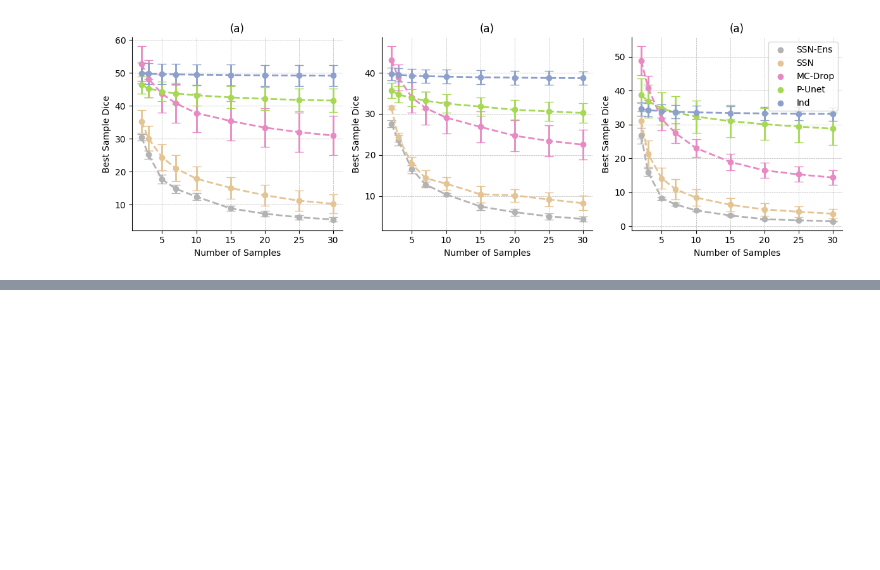
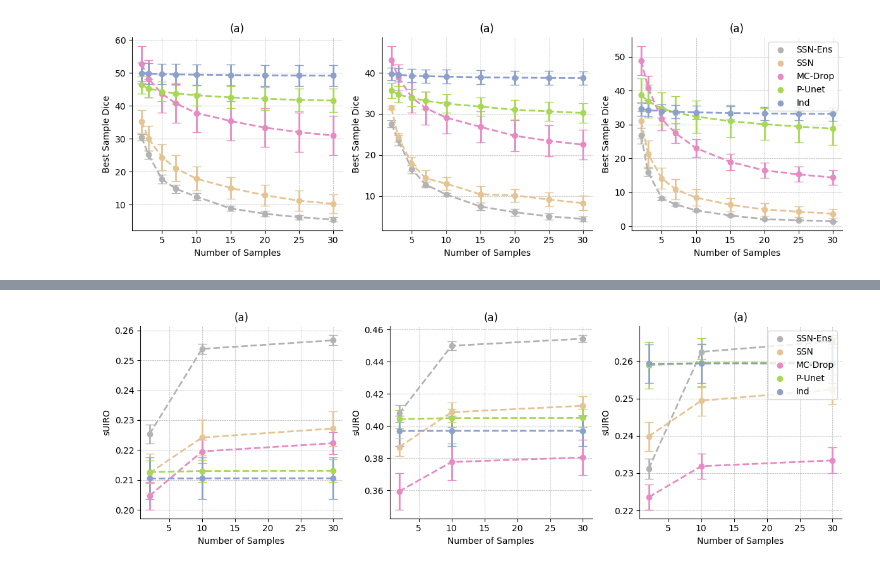
Before and after one commit to BenjaminPhi5/WMH_UQ_assessment, a Jupyter notebook: trustworthai/journal_run/interrater_experiments/visualize interrater results.ipynb, the cells around one changed output, grey strips where cells are left out. Saved outputs shown, nothing was run; the diff lists cells and outputs as text; code cells hidden in the pictures; blank space fills up the shorter version.

```diff
--- a/trustworthai/journal_run/interrater_experiments/visualize interrater results.ipynb
+++ b/trustworthai/journal_run/interrater_experiments/visualize interrater results.ipynb
@@ -249,0 +291,11 @@ plt.savefig("plots_output/increasing_sample_num_plot.pdf", bbox_inches="tight")
+# %%
+plt.figure(figsize=(12, 4))
+plt.subplot(1,3,1)
+plot_metric_as_samples_increase(mss3_df, "sUIRO", r"sUIRO", "(a)", False, limited_sample_nums=True)
+plt.subplot(1,3,2)
+plot_metric_as_samples_increase(lbc_df, "sUIRO", r"sUIRO", "(a)", False, limited_sample_nums=True)
+plt.subplot(1,3,3)
+plot_metric_as_samples_increase(challenge_df, "sUIRO", r"sUIRO", "(a)", True, limited_sample_nums=True)
+plt.tight_layout()
+# %% [output]
+[figure, added]
```
Also changed, not shown: parts of 23 cells of this notebook.
